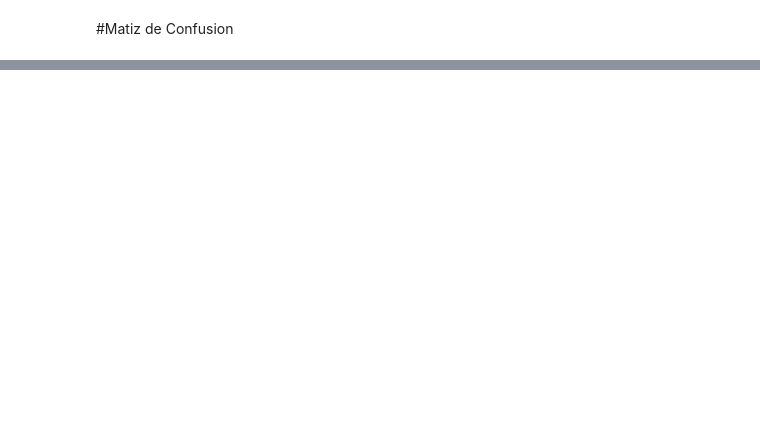
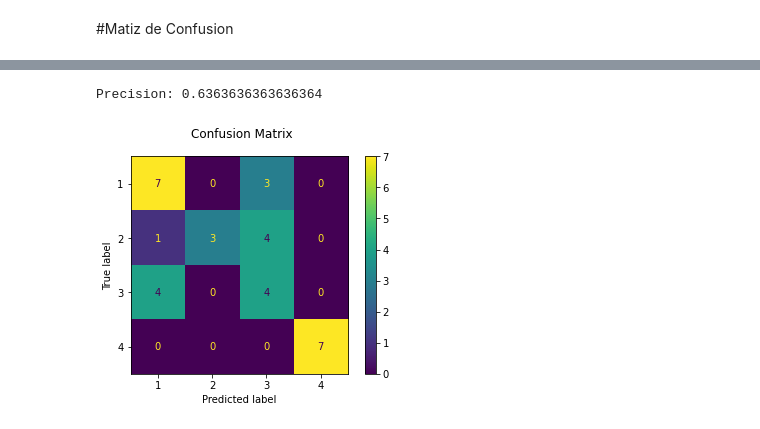
Before and after one commit to ValentinBarco/ValentinBarco, a Jupyter notebook: Proyecto_Fina;.ipynb, the cells around one changed output, grey strips where cells are left out. Cells and saved outputs as stored; diff of their text form; code cells hidden in the pictures; blank space fills up the shorter version.

```diff
--- a/Proyecto_Fina;.ipynb
+++ b/Proyecto_Fina;.ipynb
@@ -133,0 +194,17 @@ KNeighborsClassifier(algorithm='auto', leaf_size=30, metric='minkowski',
+# %%
+from sklearn.naive_bayes import GaussianNB
+
+Bayes = GaussianNB()
+Bayes.fit(X_train, y_train)
+
+y_pred = Bayes.predict(X_test)
+# %%
+from sklearn.metrics import precision_score
+disp = metrics.plot_confusion_matrix(Bayes, X_test, y_test)
+disp.figure_.suptitle("Confusion Matrix")
+
+Precision = precision_score(y_test, y_pred, average='micro')
+print('Precision: '+ str(Precision))
+# %% [output]
+Precision: 0.6363636363636364
+[figure, added]
```
Also changed, not shown: parts of 28 cells of this notebook.
